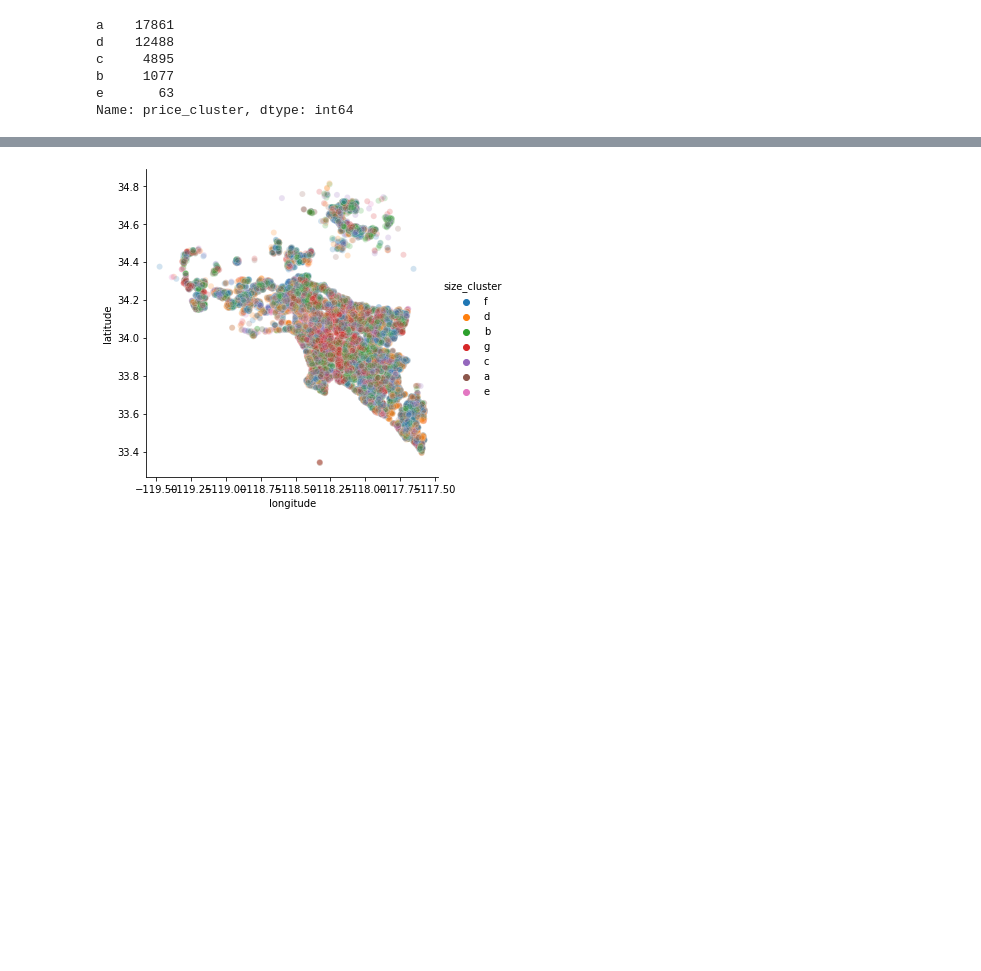
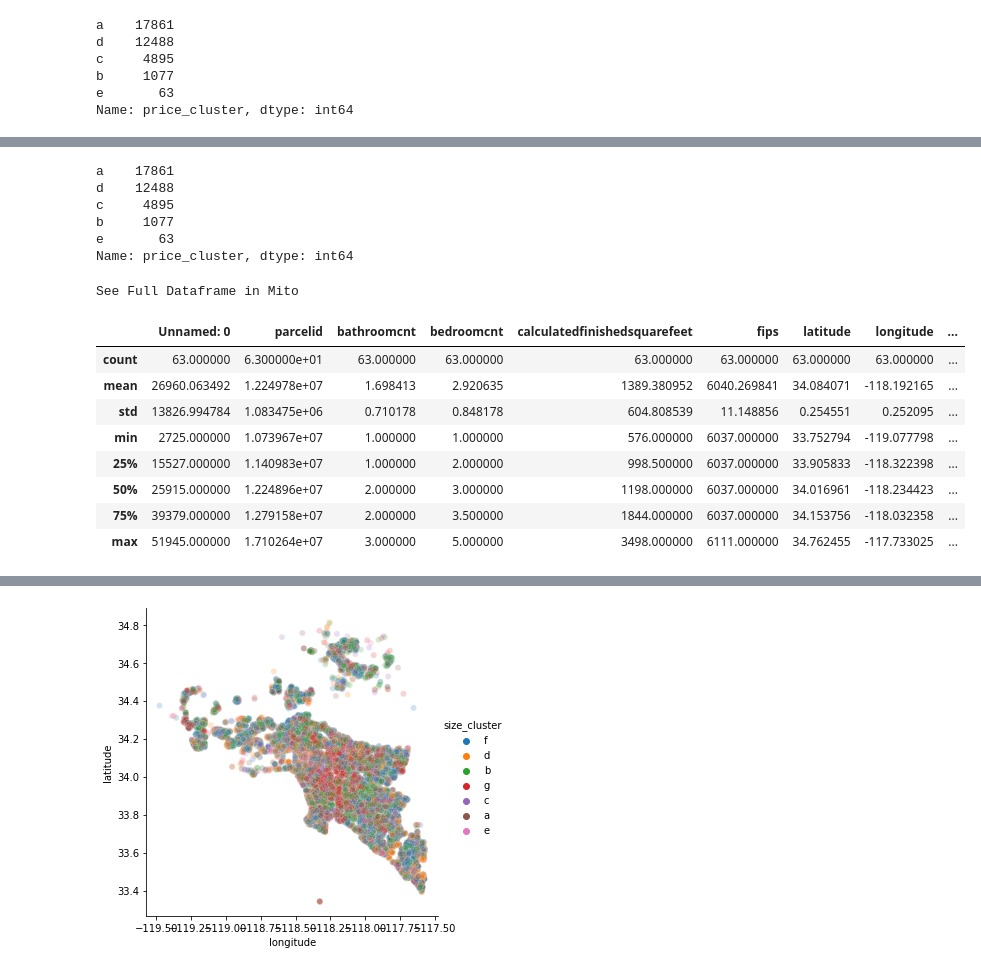
Before and after one commit to Zillow-Project-JG-DN/clustering-project-jgdn, a Jupyter notebook: jg_scratchpad.ipynb, the cells around one changed output, grey strips where cells are left out. Cells and saved outputs as stored; diff of their text form; code cells hidden in the pictures; blank space fills up the shorter version.

```diff
--- a/jg_scratchpad.ipynb
+++ b/jg_scratchpad.ipynb
@@ -365,0 +388,22 @@ p4=X_train[X_train['price_cluster']=='e']
+# %%
+X_train.price_cluster.value_counts()
+# %% [output]
+a    17861
+d    12488
+c     4895
+b     1077
+e       63
+Name: price_cluster, dtype: int64
+# %%
+p4.describe()
+# %% [output]
+See Full Dataframe in Mito
+|  | Unnamed: 0 | parcelid | bathroomcnt | bedroomcnt | calculatedfinishedsquarefeet | fips | latitude | longitude | ... |
+| count | 63.000000 | 6.300000e+01 | 63.000000 | 63.000000 | 63.000000 | 63.000000 | 63.000000 | 63.000000 | ... |
+| mean | 26960.063492 | 1.224978e+07 | 1.698413 | 2.920635 | 1389.380952 | 6040.269841 | 34.084071 | -118.192165 | ... |
+| std | 13826.994784 | 1.083475e+06 | 0.710178 | 0.848178 | 604.808539 | 11.148856 | 0.254551 | 0.252095 | ... |
+| min | 2725.000000 | 1.073967e+07 | 1.000000 | 1.000000 | 576.000000 | 6037.000000 | 33.752794 | -119.077798 | ... |
+| 25% | 15527.000000 | 1.140983e+07 | 1.000000 | 2.000000 | 998.500000 | 6037.000000 | 33.905833 | -118.322398 | ... |
+| 50% | 25915.000000 | 1.224896e+07 | 2.000000 | 3.000000 | 1198.000000 | 6037.000000 | 34.016961 | -118.234423 | ... |
+| 75% | 39379.000000 | 1.279158e+07 | 2.000000 | 3.500000 | 1844.000000 | 6037.000000 | 34.153756 | -118.032358 | ... |
+| max | 51945.000000 | 1.710264e+07 | 3.000000 | 5.000000 | 3498.000000 | 6111.000000 | 34.762455 | -117.733025 | ... |
```
Also changed, not shown: parts of 9 cells of this notebook.
